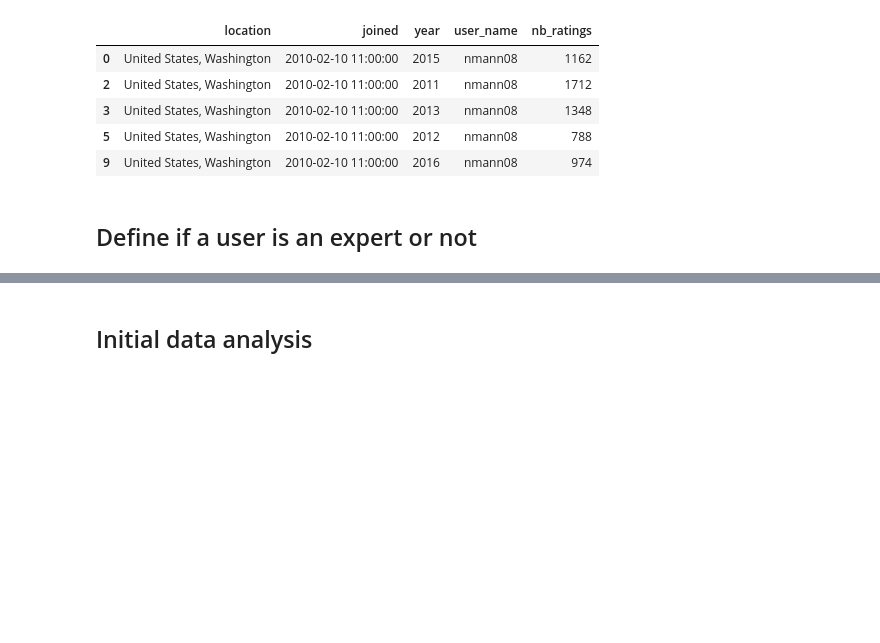
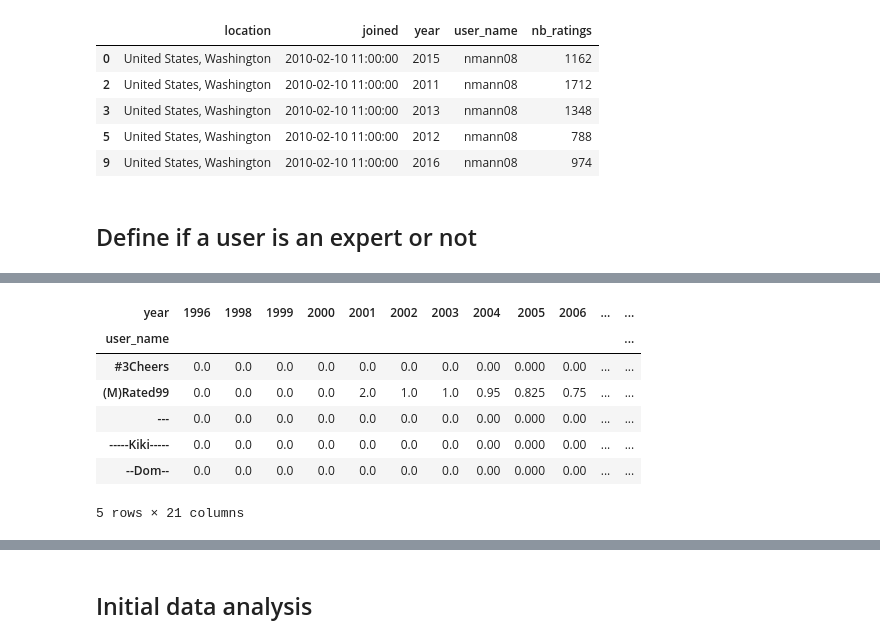
Before and after one commit to epfl-ada/ada-2023-project-remontada, a Jupyter notebook: code/main_yannis.ipynb, the cells around one changed output, grey strips where cells are left out. Cells and saved outputs as stored; diff of their text form; code cells hidden in the pictures; blank space fills up the shorter version.

```diff
--- a/code/main_yannis.ipynb
+++ b/code/main_yannis.ipynb
@@ -243,0 +225,21 @@ Wall time: 26.2 s
+# %%
+
+def compute_expert_score(row):
+    min_year = int(row.index[0])
+    max_year = int(row.index[-1])
+    for j in range(min_year + 3, max_year + 1):
+        try:
+            row[j] = 2 * row[j] + 0.5 * row[j-1] + 0.25 * row[j-2] + 0.1 * row[j-3]
+        except:
+            continue
+    return row
+
+def normalized_score(col):
+    # Min-Max Scaling
+    max_score = np.max(col)
+    min_score = np.min(col)
+    col = (col - min_score) / (max_score - min_score)
+    return col
+
+def is_expert(score, threshold=0.4):
+    return score >= threshold
@@ -243,0 +259,12 @@ Wall time: 26.2 s
+# %%
+df_ratings_stat_pivot_score = df_ratings_stat_pivot.apply(compute_expert_score, axis=1)
+df_ratings_stat_pivot_score.head()
+# %% [output]
+| year | 1996 | 1998 | 1999 | 2000 | 2001 | 2002 | 2003 | 2004 | 2005 | 2006 | ... | ... |
+| user_name |  |  |  |  |  |  |  |  |  |  |  | ... |
+| #3Cheers | 0.0 | 0.0 | 0.0 | 0.0 | 0.0 | 0.0 | 0.0 | 0.00 | 0.000 | 0.00 | ... | ... |
+| (M)Rated99 | 0.0 | 0.0 | 0.0 | 0.0 | 2.0 | 1.0 | 1.0 | 0.95 | 0.825 | 0.75 | ... | ... |
+| --- | 0.0 | 0.0 | 0.0 | 0.0 | 0.0 | 0.0 | 0.0 | 0.00 | 0.000 | 0.00 | ... | ... |
+| -----Kiki----- | 0.0 | 0.0 | 0.0 | 0.0 | 0.0 | 0.0 | 0.0 | 0.00 | 0.000 | 0.00 | ... | ... |
+| --Dom-- | 0.0 | 0.0 | 0.0 | 0.0 | 0.0 | 0.0 | 0.0 | 0.00 | 0.000 | 0.00 | ... | ... |
+5 rows × 21 columns
```
Also changed, not shown: parts of 24 cells of this notebook.
